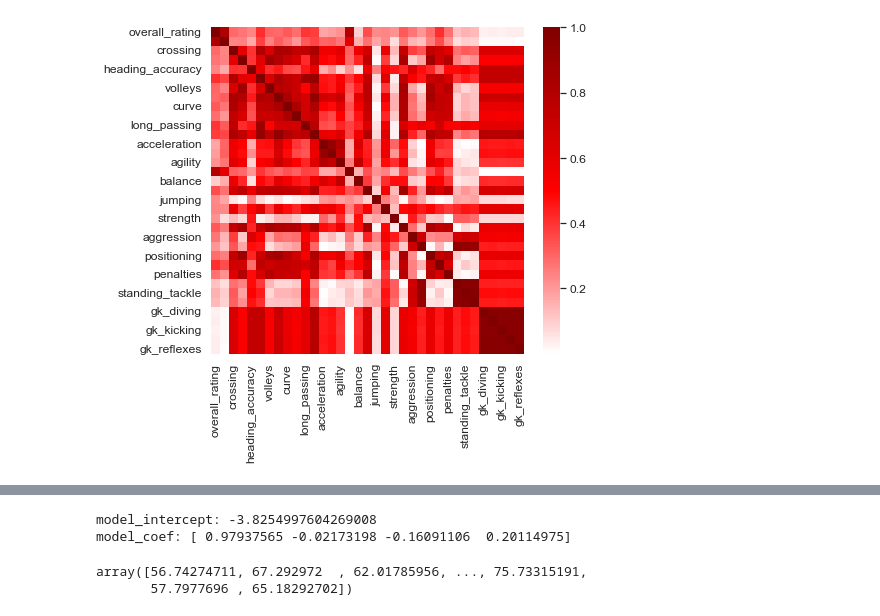
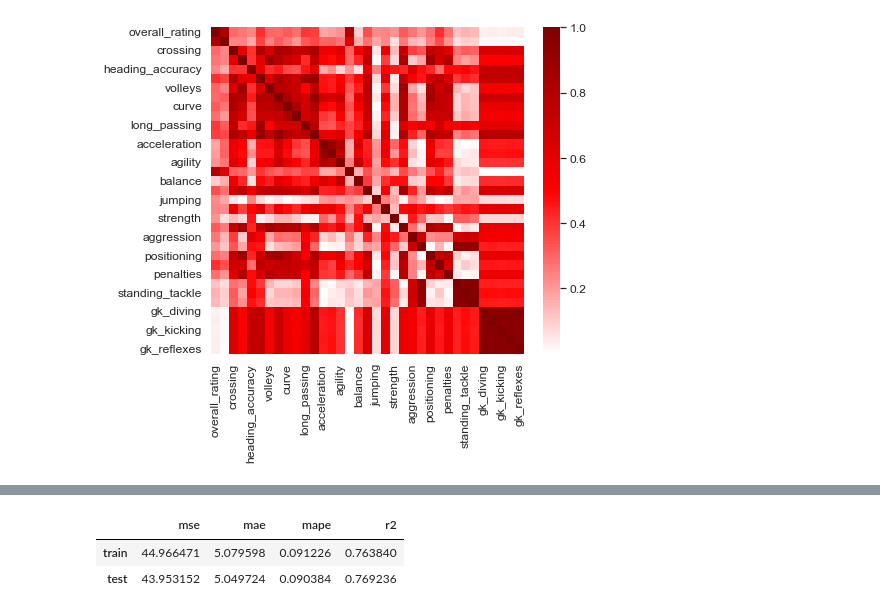
Before and after one commit to LaSegadora/rsschool_3_linear_regression, a Jupyter notebook: linear_regression.ipynb, the cells around one changed output, grey strips where cells are left out. Cells and saved outputs as stored; diff of their text form; code cells hidden in the pictures.

```diff
--- a/linear_regression.ipynb
+++ b/linear_regression.ipynb
@@ -1680,16 +1693,27 @@ sns.pairplot(DF_TRAIN[cols], plot_kws={'s': 7, 'alpha': 0.5});
 model = LinearRegression(fit_intercept=True)
 model.fit(x_train, y_train);
-# %%
-model_intercept = model.intercept_
-model_coef = model.coef_
-print(f'model_intercept: {model_intercept}')
-print(f'model_coef: {model_coef}')
-# %% [output]
-model_intercept: -3.8254997604269008
-model_coef: [ 0.97937565 -0.02173198 -0.16091106  0.20114975]
+# %%
+# вспомогательная фукнция для вычисления метрик
+def get_metrics_lib(*, y_true, y_pred) -> pd.Series:
+    """ A helper function to return all metrics for given labels and predictions. """
+
+    # if you didn't implement some metrics, comment them out for this function to work.
+    return pd.Series({
+        'mse': mse_lib(y_true=y_true, y_pred=y_pred),
+        'mae': mae_lib(y_true=y_true, y_pred=y_pred),
+        'mape': mape_lib(y_true=y_true, y_pred=y_pred),
+        'r2': r2_lib(y_true=y_true, y_pred=y_pred),
+    })
 # %%
-model_preds = model.predict(x_test)
-model_preds
+# предсказание и метрики на обучающей и тестовой выборках
+# сравнение метрик
+model_preds_train = model.predict(x_train)
+model_preds_test = model.predict(x_test)
+metrics_train = get_metrics_lib(y_true=y_train, y_pred=model_preds_train)
+metrics_test = get_metrics_lib(y_true=y_test, y_pred=model_preds_test)
+metrics_comparison = metrics_train.to_frame('train').join(metrics_test.rename('test')).T
+metrics_comparison
 # %% [output]
-array([56.74274711, 67.292972  , 62.01785956, ..., 75.73315191,
-       57.7977696 , 65.18292702])
+|  | mse | mae | mape | r2 |
+| train | 44.966471 | 5.079598 | 0.091226 | 0.763840 |
+| test | 43.953152 | 5.049724 | 0.090384 | 0.769236 |
```
Also changed, not shown: parts of 43 cells of this notebook.
